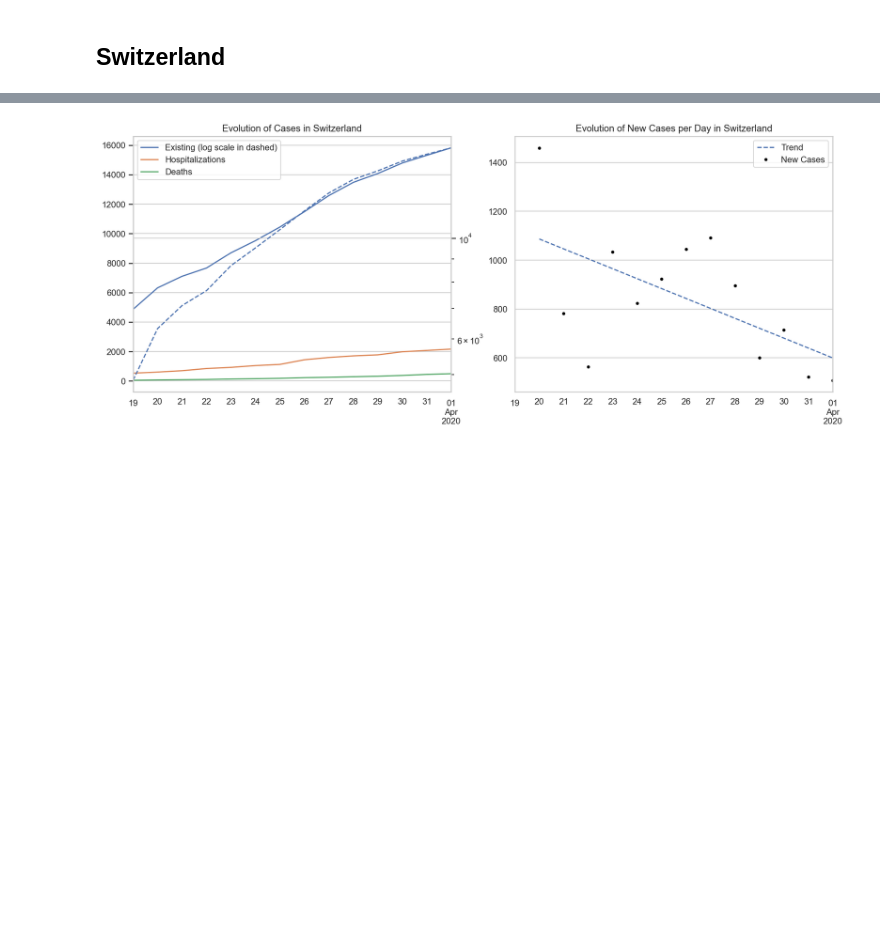
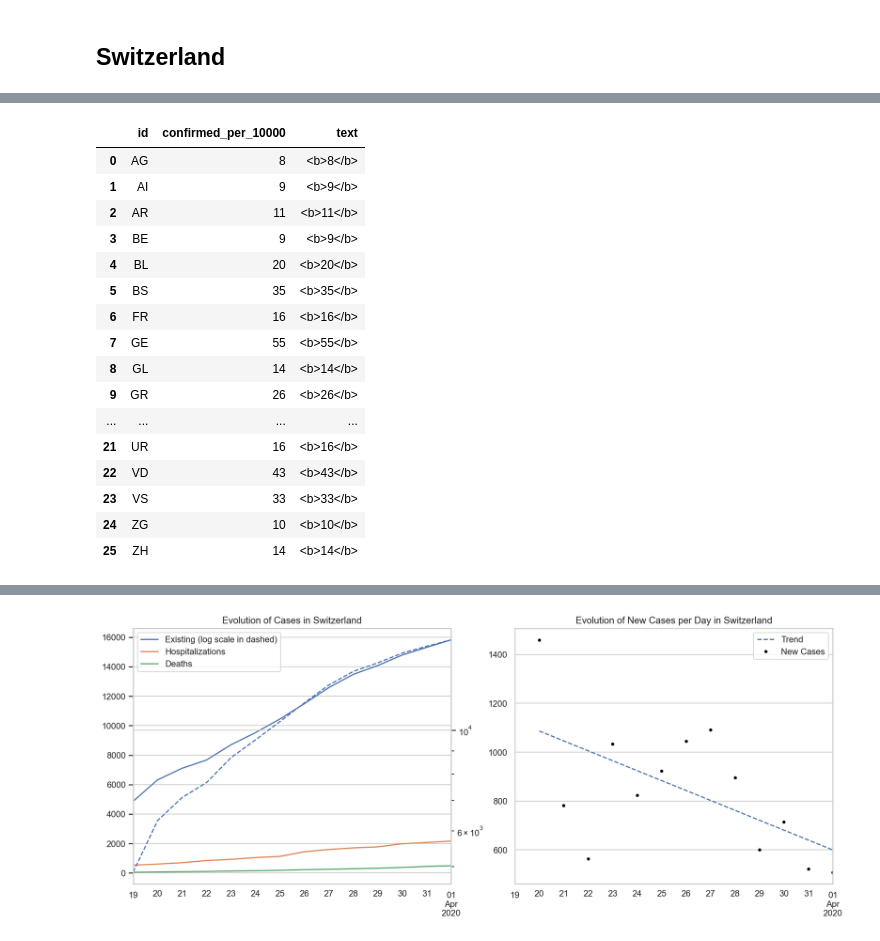
Before and after one commit to fredmontet/co-vidis, a Jupyter notebook: notebooks/co-vidis.ipynb, the cells around one changed output, grey strips where cells are left out. Cells and saved outputs as stored; diff of their text form; code cells hidden in the pictures; blank space fills up the shorter version.

```diff
--- a/notebooks/co-vidis.ipynb
+++ b/notebooks/co-vidis.ipynb
@@ -242,6 +243,7 @@ df_demographics_cantons = df_demographics_ch.drop(index={26})
 last_day = last_day.merge(df_demographics_cantons, left_on="id", right_on="Canton")
 
 last_day["confirmed_per_10000"] = last_day.apply(lambda x : compute_on_x_inhabitant(x["confirmed"], x["Population"], 10000), axis=1).round(0)
+last_day["confirmed_per_10000"] = last_day["confirmed_per_10000"].astype(int)
 # %%
 # Create the custom data
 
@@ -314,0 +260,3 @@ fig.show(
+# %%
+info = last_day[["id","confirmed_per_10000"]].copy()
+info
@@ -314,0 +281,22 @@ fig.show(
+# %%
+info["text"] = info.apply(lambda x : f"<b>{x.confirmed_per_10000}</b>" , axis=1)
+# %%
+info
+# %% [output]
+|  | id | confirmed_per_10000 | text |
+| 0 | AG | 8 | <b>8</b> |
+| 1 | AI | 9 | <b>9</b> |
+| 2 | AR | 11 | <b>11</b> |
+| 3 | BE | 9 | <b>9</b> |
+| 4 | BL | 20 | <b>20</b> |
+| 5 | BS | 35 | <b>35</b> |
+| 6 | FR | 16 | <b>16</b> |
+| 7 | GE | 55 | <b>55</b> |
+| 8 | GL | 14 | <b>14</b> |
+| 9 | GR | 26 | <b>26</b> |
+| ... | ... | ... | ... |
+| 21 | UR | 16 | <b>16</b> |
+| 22 | VD | 43 | <b>43</b> |
+| 23 | VS | 33 | <b>33</b> |
+| 24 | ZG | 10 | <b>10</b> |
+| 25 | ZH | 14 | <b>14</b> |
```
Also changed, not shown: parts of 7 cells of this notebook, 1 other file.
